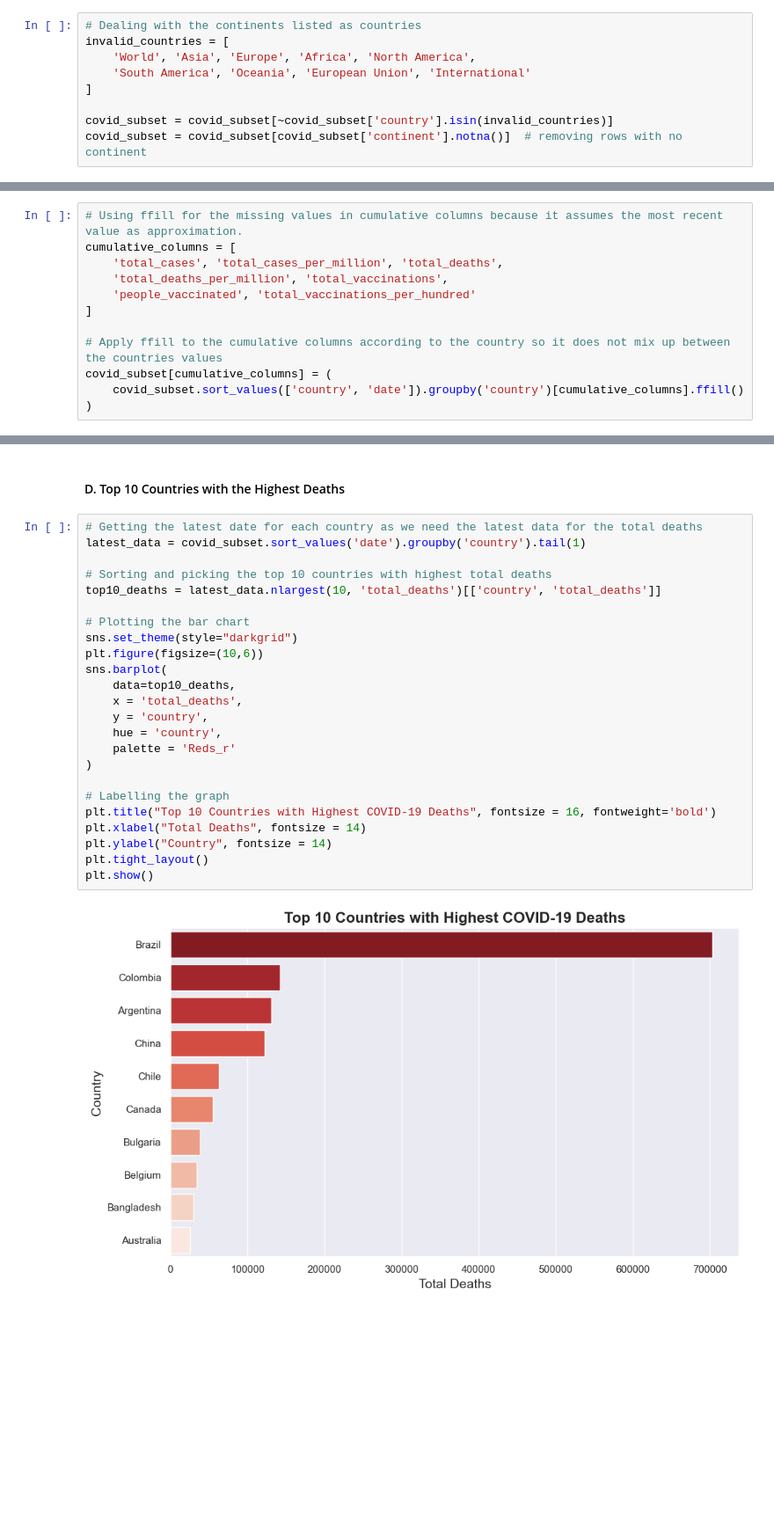
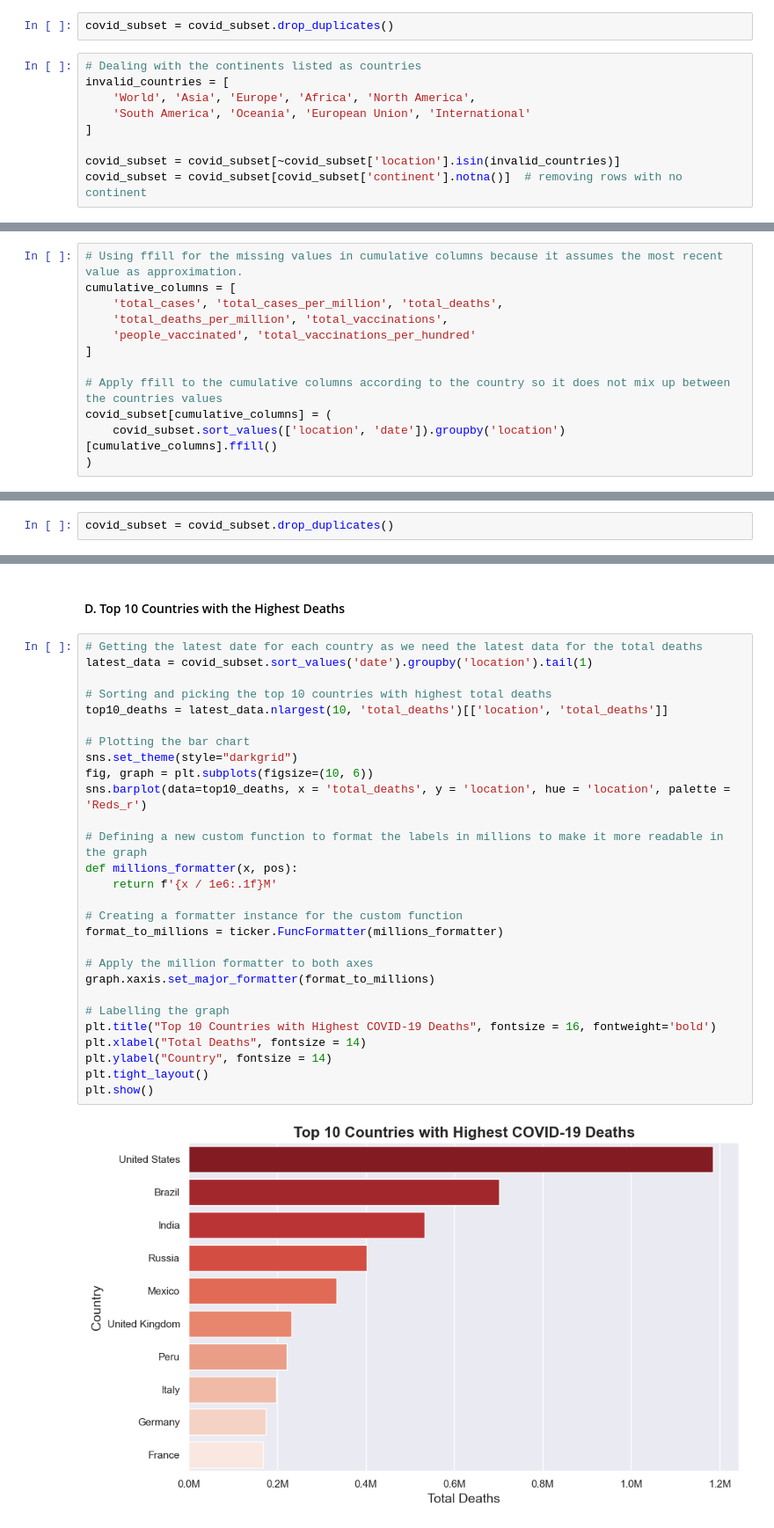
Before and after one commit to palden0929/covid19-data-analysis, a Jupyter notebook: Covid19_Trend_Analysis.ipynb, the cells around one changed output, grey strips where cells are left out. Shown: that part at 88% size. Cells and saved outputs as stored; diff of their text form; blank space fills up the shorter version.

```diff
--- a/Covid19_Trend_Analysis.ipynb
+++ b/Covid19_Trend_Analysis.ipynb
@@ -201,6 +197,8 @@ covid_subset = covid_subset[covid_subset['date'] <= end_date]
 covid_subset.duplicated().sum()
 # %% [output]
 0
+# %%
+covid_subset = covid_subset.drop_duplicates()
 # %%
 # Dealing with the continents listed as countries
 invalid_countries = [
@@ -208,7 +206,7 @@ invalid_countries = [
     'South America', 'Oceania', 'European Union', 'International'
 ]
 
-covid_subset = covid_subset[~covid_subset['country'].isin(invalid_countries)]
+covid_subset = covid_subset[~covid_subset['location'].isin(invalid_countries)]
 covid_subset = covid_subset[covid_subset['continent'].notna()]  # removing rows with no continent
 # %%
 # Checking the missing values left
@@ -241,7 +239,7 @@ cumulative_columns = [
 
 # Apply ffill to the cumulative columns according to the country so it does not mix up between the countries values
 covid_subset[cumulative_columns] = (
-    covid_subset.sort_values(['country', 'date']).groupby('country')[cumulative_columns].ffill()
+    covid_subset.sort_values(['location', 'date']).groupby('location')[cumulative_columns].ffill()
 )
 # %%
 # Using interpolate for the missing values in the daily update columns because it replaces the missing values by estimation from the other near data points.
@@ -276,6 +274,8 @@ dtype: int64
 # Also for the vaccinations, the error is caused because recorded data is before the vaccination program began for all the countries
 covid_subset[cumulative_columns] = covid_subset[cumulative_columns].fillna(0)
 covid_subset[daily_columns] = covid_subset[daily_columns].fillna(0)
+# %%
+covid_subset = covid_subset.drop_duplicates()
 # %%
 # Checking the missing values left
 covid_subset.isna().sum()
@@ -443,27 +447,31 @@ plt.show()
 #### D. Top 10 Countries with the Highest Deaths
 # %%
 # Getting the latest date for each country as we need the latest data for the total deaths
-latest_data = covid_subset.sort_values('date').groupby('country').tail(1)
+latest_data = covid_subset.sort_values('date').groupby('location').tail(1)
 
 # Sorting and picking the top 10 countries with highest total deaths
-top10_deaths = latest_data.nlargest(10, 'total_deaths')[['country', 'total_deaths']]
+top10_deaths = latest_data.nlargest(10, 'total_deaths')[['location', 'total_deaths']]
 
 # Plotting the bar chart
 sns.set_theme(style="darkgrid")
-plt.figure(figsize=(10,6))
-sns.barplot(
-    data=top10_deaths,
-    x = 'total_deaths',
-    y = 'country',
-    hue = 'country',
-    palette = 'Reds_r'
-)
+fig, graph = plt.subplots(figsize=(10, 6))
+sns.barplot(data=top10_deaths, x = 'total_deaths', y = 'location', hue = 'location', palette = 'Reds_r')
+
+# Defining a new custom function to format the labels in millions to make it more readable in the graph
+def millions_formatter(x, pos):
+    return f'{x / 1e6:.1f}M'
+
+# Creating a formatter instance for the custom function
+format_to_millions = ticker.FuncFormatter(millions_formatter)
+
+# Apply the million formatter to both axes
+graph.xaxis.set_major_formatter(format_to_millions)
 
 # Labelling the graph
 plt.title("Top 10 Countries with Highest COVID-19 Deaths", fontsize = 16, fontweight='bold')
 plt.xlabel("Total Deaths", fontsize = 14)
 plt.ylabel("Country", fontsize = 14)
 plt.tight_layout()
 plt.show()
 # %% [output]
-[figure, old version]
+[figure, new version]
```
Also changed, not shown: parts of 22 cells of this notebook, 2 other files.
